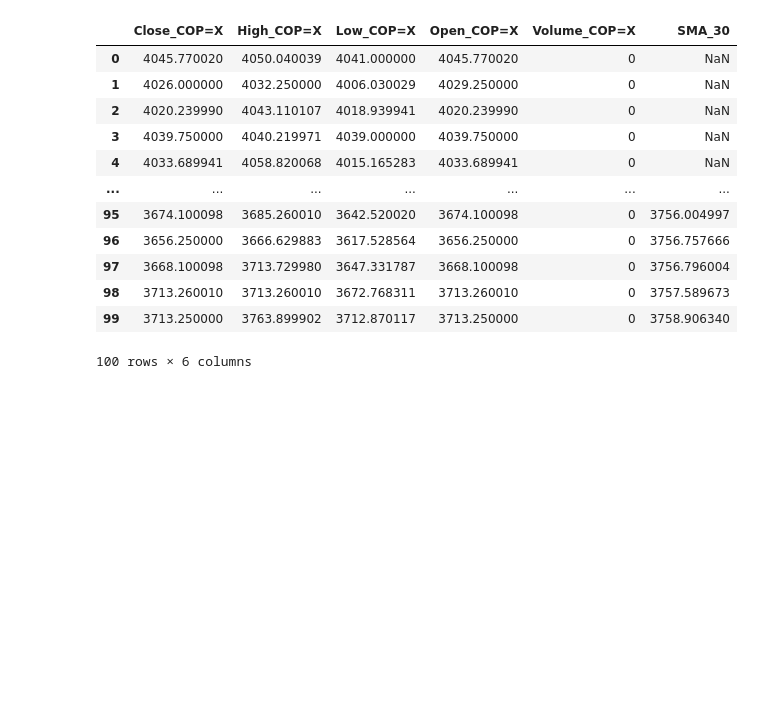
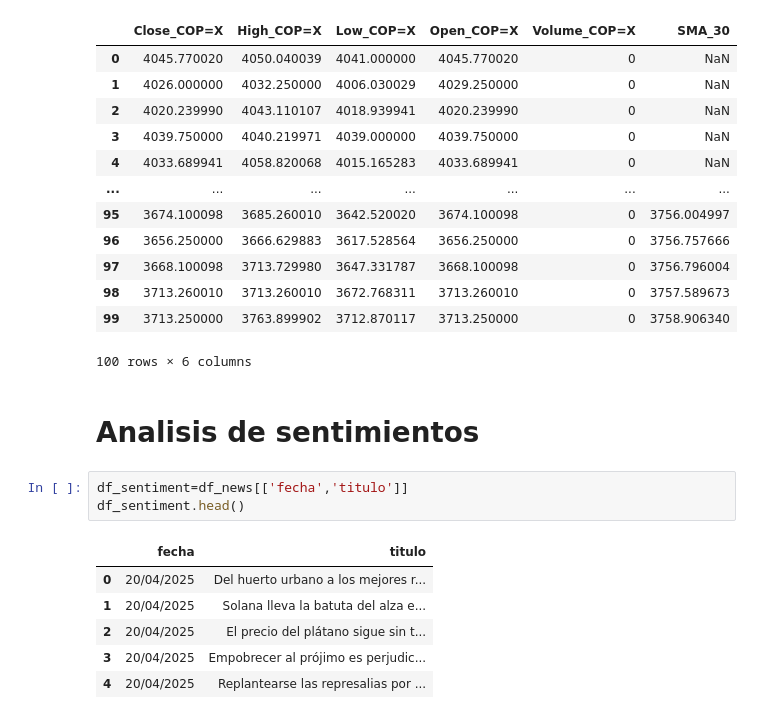
Before and after one commit to santiloc-hub/Proyecto_TRM_Dolar, a Jupyter notebook: Notebooks/02_Entrenamiento_Modelo.ipynb, the cells around one changed output. Cells and saved outputs as stored; diff of their text form; blank space fills up the shorter version.

Commit message:
Analisis de Setnimientos

```diff
--- a/Notebooks/02_Entrenamiento_Modelo.ipynb
+++ b/Notebooks/02_Entrenamiento_Modelo.ipynb
@@ -55,3 +93,15 @@ df_hist.head(100)
 | 98 | 3713.260010 | 3713.260010 | 3672.768311 | 3713.260010 | 0 | 3757.589673 |
 | 99 | 3713.250000 | 3763.899902 | 3712.870117 | 3713.250000 | 0 | 3758.906340 |
 100 rows × 6 columns
+# %% [markdown]
+# Analisis de sentimientos
+# %%
+df_sentiment=df_news[['fecha','titulo']]
+df_sentiment.head()
+# %% [output]
+|  | fecha | titulo |
+| 0 | 20/04/2025 | Del huerto urbano a los mejores r... |
+| 1 | 20/04/2025 | Solana lleva la batuta del alza e... |
+| 2 | 20/04/2025 | El precio del plátano sigue sin t... |
+| 3 | 20/04/2025 | Empobrecer al prójimo es perjudic... |
+| 4 | 20/04/2025 | Replantearse las represalias por ... |
```
Also changed, not shown: parts of 14 cells of this notebook.
